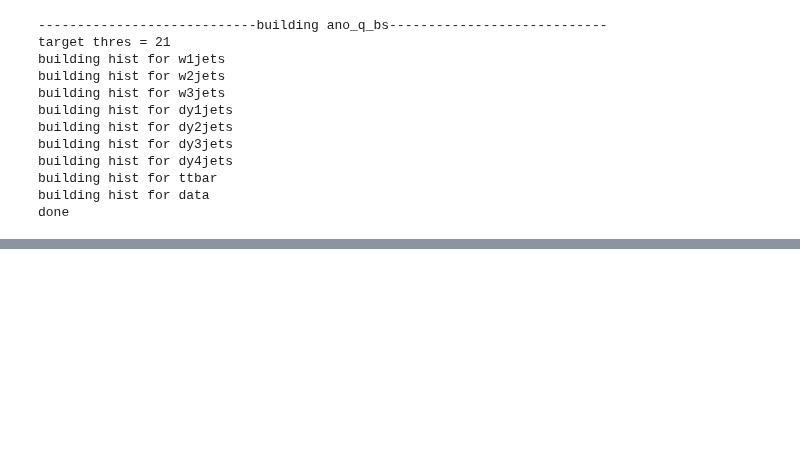
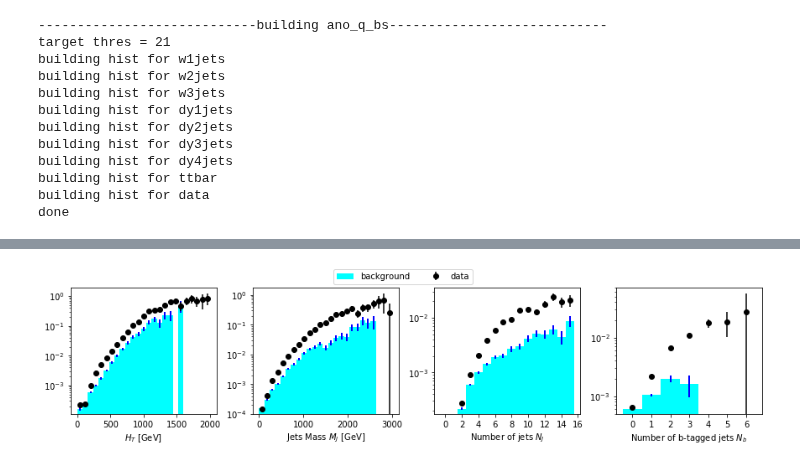
Before and after one commit to oliverkn/alad-for-lhc, a Jupyter notebook: top_rediscovery/plots_new.ipynb, the cells around one changed output, grey strips where cells are left out. Saved outputs shown, nothing was run; the diff lists cells and outputs as text; code cells hidden in the pictures; blank space fills up the shorter version.

```diff
--- a/top_rediscovery/plots_new.ipynb
+++ b/top_rediscovery/plots_new.ipynb
@@ -521 +520,70 @@ hist_amp_dict['data'] = compute_amp(hist_cut_proc_dict['pre-']['data'], hist_cut
+# %%
+fig, ax_arr = plt.subplots(1, n_features, figsize=(n_features * plot_size, 1 * plot_size))
+
+for col, feature in enumerate(feature_list):
+    ax = ax_arr[col]
+    f_setting = hist_settings[feature]
+
+    # plot background
+    bin_content_pre = hist_cut_proc_dict['pre-']['b'][feature].bin_content + 1e-20
+    bin_content_ano = hist_cut_proc_dict['pre-anoscore']['b'][feature].bin_content
+    bin_content_pre = unumpy.uarray(bin_content_pre, np.sqrt(bin_content_pre))
+    bin_content_ano = unumpy.uarray(bin_content_ano, np.sqrt(bin_content_ano))
+
+    astf_b = bin_content_ano / bin_content_pre
+    astf_b[unumpy.std_devs(astf_b)/(unumpy.nominal_values(astf_b)+1e-20)>0.5] = ufloat(0, 0)
+    bin_edges = hist_cut_proc_dict['pre-']['data'][feature].bin_edges
+    bin_centers = (bin_edges[:-1]+bin_edges[1:])/2
+
+    ax.hist(bin_edges[:-1], bin_edges, weights = unumpy.nominal_values(astf_b), histtype='stepfilled',# density=True,
+            label='background', color='cyan')
+
+    ax.errorbar(bin_centers, unumpy.nominal_values(astf_b), yerr=unumpy.std_devs(astf_b),
+                fmt='', linestyle='', color='blue', elinewidth=2)
+
+    # plot background + signal
+    # bin_content_pre = hist_cut_proc_dict['pre-']['bs'][feature].bin_content + 1e-20
+    # bin_content_ano = hist_cut_proc_dict['pre-anoscore']['bs'][feature].bin_content
+    # bin_content_pre = unumpy.uarray(bin_content_pre, np.sqrt(bin_content_pre))
+    # bin_content_ano = unumpy.uarray(bin_content_ano, np.sqrt(bin_content_ano))
+    #
+    # adse = bin_content_ano / bin_content_pre
+    # adse[unumpy.std_devs(adse)/(unumpy.nominal_values(adse)+1e-20)>0.5] = ufloat(0, 0)
+    # bin_edges = hist_cut_proc_dict['pre-']['data'][feature].bin_edges
+    # bin_centers = (bin_edges[:-1]+bin_edges[1:])/2
+    #
+    # ax.hist(bin_edges[:-1], bin_edges, weights = unumpy.nominal_values(adse), histtype='step',# density=True,
+    #         label='background + signal', color='red')
+
+    # plot data
+    bin_content_pre = hist_cut_proc_dict['pre-']['data'][feature].bin_content + 1e-20
+    bin_content_ano = hist_cut_proc_dict['pre-anoscore']['data'][feature].bin_content
+    bin_content_pre = unumpy.uarray(bin_content_pre, np.sqrt(bin_content_pre))
+    bin_content_ano = unumpy.uarray(bin_content_ano, np.sqrt(bin_content_ano))
+
+    astf_data = bin_content_ano / bin_content_pre
+
+    bin_edges = hist_cut_proc_dict['pre-']['data'][feature].bin_edges
+    bin_centers = (bin_edges[:-1]+bin_edges[1:])/2
+
+    ax.errorbar(bin_centers, unumpy.nominal_values(astf_data), yerr=unumpy.std_devs(astf_data),
+                fmt='o', color='black', label='data')
+
+    # axis settings
+    ax.set_yscale('log')
+
+    if f_setting['int']:
+        ax.xaxis.set_major_locator(MaxNLocator(integer=True))
+
+    ax.set_xlabel(f_setting['symbol'])
+    # ax.set_ylabel('ASTF')
+
+handles, labels = ax_arr[0].get_legend_handles_labels()
+fig.legend(handles, labels, loc = 'upper center', ncol=3)
+
+plt.tight_layout(pad=0.4, w_pad=0.5, h_pad=1.0, rect=(0,0,1,0.9))
+plt.savefig('figures/adse.pdf')
+plt.show()
+# %% [output]
+[figure, added]
 # %%
```
Also changed, not shown: parts of 18 cells of this notebook, 18 other files.
